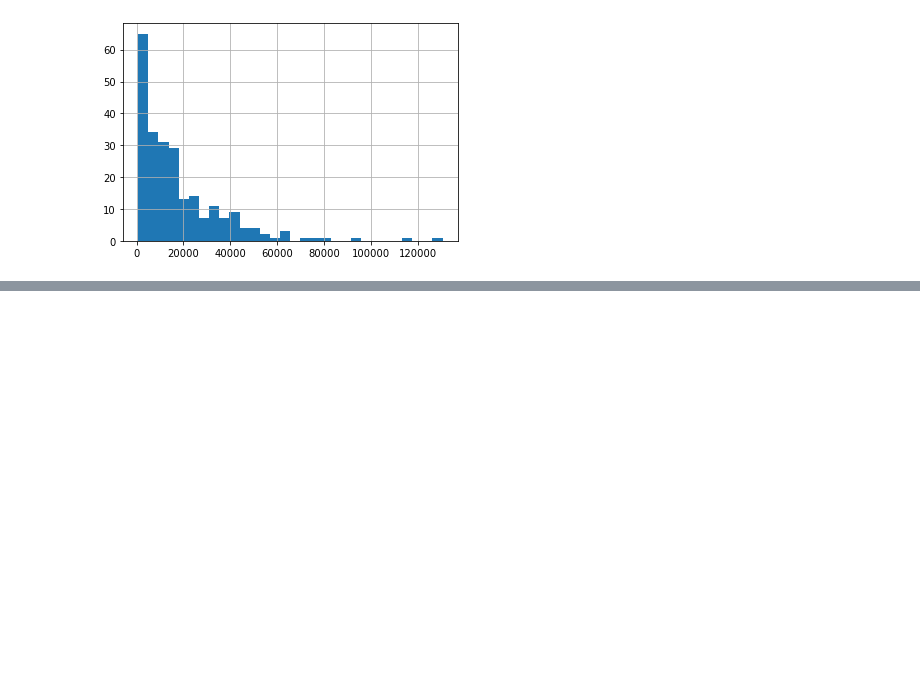
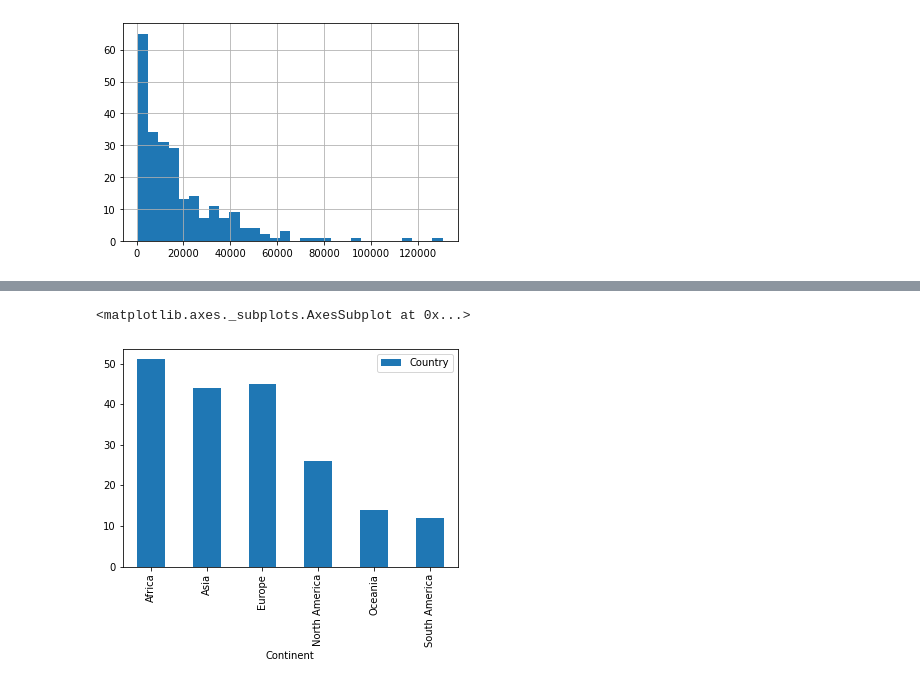
Before and after one commit to nss-data-science-cohort-4/dq1-undata-dailyp, a Jupyter notebook: notebooks/UN_data_exploration.ipynb, the cells around one changed output, grey strips where cells are left out. Drawn from its saved outputs; the diff is of its cells as text; code cells hidden in the pictures; blank space fills up the shorter version.

```diff
--- a/notebooks/UN_data_exploration.ipynb
+++ b/notebooks/UN_data_exploration.ipynb
@@ -396,0 +255,7 @@ TypeError: unhashable type: 'numpy.ndarray'
+# %%
+#18 - read in new dataframe, Continents
+continents = pd.read_csv('../data/continents.csv')
+continents.head()
+# %%
+gdp_df = gdp_df.merge(continents, on='Country')
+gdp_df.head()
@@ -396,0 +280,5 @@ TypeError: unhashable type: 'numpy.ndarray'
+# %%
+gdp_df.groupby('Continent').agg({'Country':'nunique'}).plot(kind='bar')
+# %% [output]
+<matplotlib.axes._subplots.AxesSubplot at 0x...>
+[figure, added]
```
Also changed, not shown: parts of 34 cells of this notebook.
